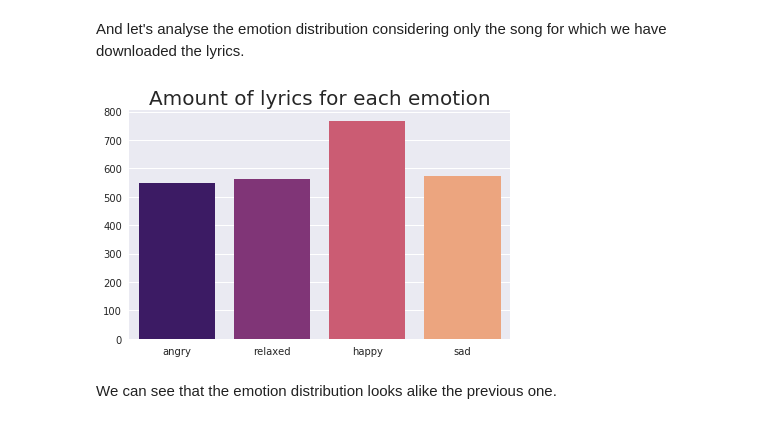
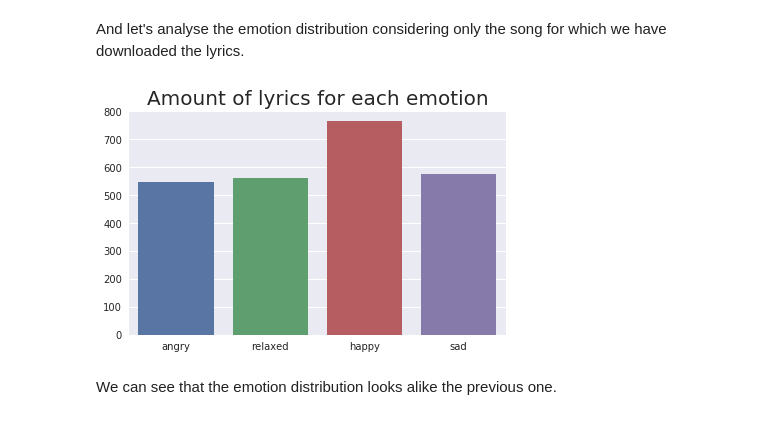
Before and after one commit to sgiammy/emotion-patterns-in-music-playlists, a Jupyter notebook: Notebook/1_ED_in_songs_lyrics.ipynb, the cells around one changed output. Cells and saved outputs as stored; diff of their text form; code cells hidden in the pictures.

```diff
--- a/Notebook/1_ED_in_songs_lyrics.ipynb
+++ b/Notebook/1_ED_in_songs_lyrics.ipynb
@@ -20,7 +20,9 @@ from sklearn.metrics import confusion_matrix
 from sklearn.decomposition import PCA
 
 import seaborn as sns
-sns.set()
+sns.set_style("whitegrid")
+sns.set_color_codes()
+
 import matplotlib.pyplot as plt
 
 from utils.datasets import load_dataset_from_path, split_train_validation
@@ -248,14 +250,14 @@ for root, dirs, files in os.walk(lyrics_path):
 # %%
 # Plot the obtained counts
 # Plot
 fig, ax = plt.subplots()
 #fig.set_size_inches(10, 7)
-ax = sns.barplot(x=list(count.keys()), y=list(count.values()), ax=ax,palette='magma')
+ax = sns.barplot(x=list(count.keys()), y=list(count.values()), ax=ax)
 ax.set_title('Amount of lyrics for each emotion',fontsize=20)
 plt.tight_layout()
 plt.show()
 # %% [output]
-[figure, old version]
+[figure, new version]
 # %% [markdown]
 We can see that the emotion distribution looks alike the previous one.
 # %% [markdown]
```
Also changed, not shown: parts of 6 cells of this notebook, 7 other files.
